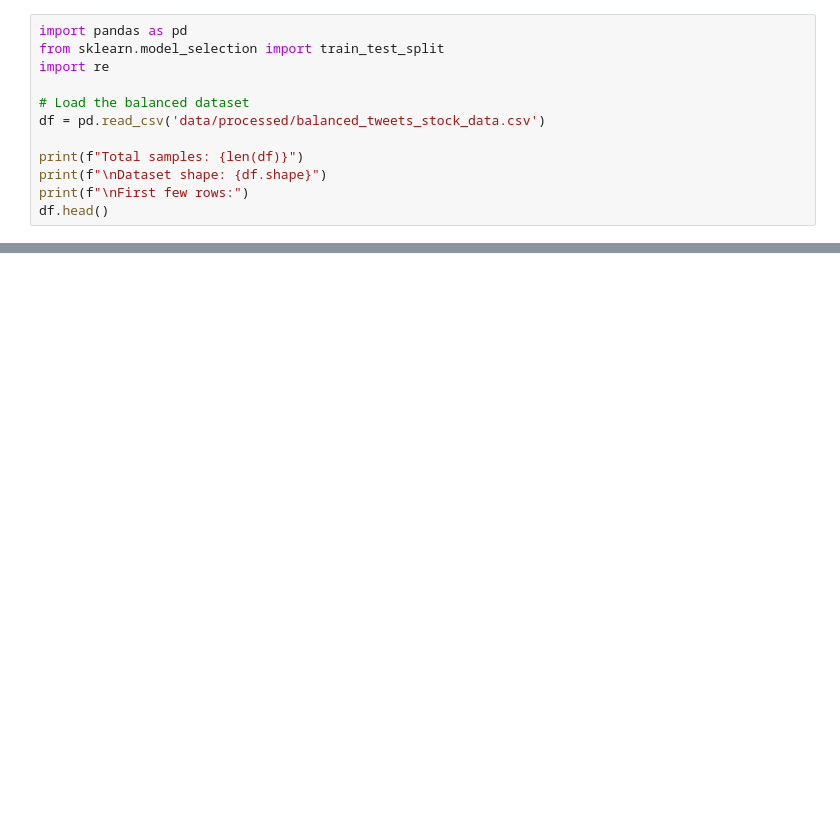
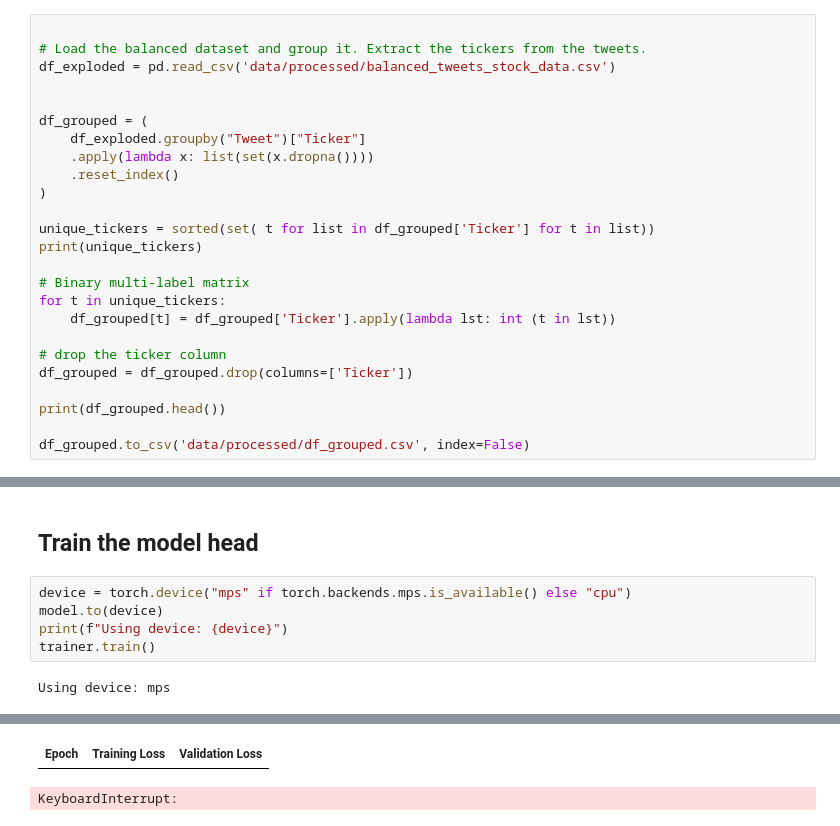
Before and after one commit to CarlKW/AI-financial-sentiment-prediction, a Jupyter notebook: 04_model.ipynb, the cells around one changed output, grey strips where cells are left out. Cells and saved outputs as stored; diff of their text form; blank space fills up the shorter version.

Commit message:
Updated all models anf functionality. OBS,model Needs training

```diff
--- a/04_model.ipynb
+++ b/04_model.ipynb
@@ -12,13 +38,26 @@ Loading the data into train, val and test. (80, 10, 10)
 # %%
-import pandas as pd
-from sklearn.model_selection import train_test_split
-import re
 
-# Load the balanced dataset
-df = pd.read_csv('data/processed/balanced_tweets_stock_data.csv')
+# Load the balanced dataset and group it. Extract the tickers from the tweets.
+df_exploded = pd.read_csv('data/processed/balanced_tweets_stock_data.csv')
 
-print(f"Total samples: {len(df)}")
-print(f"\nDataset shape: {df.shape}")
-print(f"\nFirst few rows:")
-df.head()
+
+df_grouped = (
+    df_exploded.groupby("Tweet")["Ticker"]
+    .apply(lambda x: list(set(x.dropna())))
+    .reset_index()
+)
+
+unique_tickers = sorted(set( t for list in df_grouped['Ticker'] for t in list))
+print(unique_tickers)
+
+# Binary multi-label matrix
+for t in unique_tickers:
+    df_grouped[t] = df_grouped['Ticker'].apply(lambda lst: int (t in lst))
+
+# drop the ticker column
+df_grouped = df_grouped.drop(columns=['Ticker'])
+
+print(df_grouped.head())
+
+df_grouped.to_csv('data/processed/df_grouped.csv', index=False)
 # %% [output]
@@ -72,0 +209,9 @@ def label_from_ticker(text, ticker_map):
+# %% [markdown]
+## Train the model head
+# %%
+device = torch.device("mps" if torch.backends.mps.is_available() else "cpu")
+model.to(device)
+print(f"Using device: {device}")
+trainer.train()
+# %% [output]
+Using device: mps
@@ -72,0 +219,2 @@ def label_from_ticker(text, ticker_map):
+| Epoch | Training Loss | Validation Loss |
+KeyboardInterrupt:
```
Also changed, not shown: parts of 24 cells of this notebook, 16 other files.
